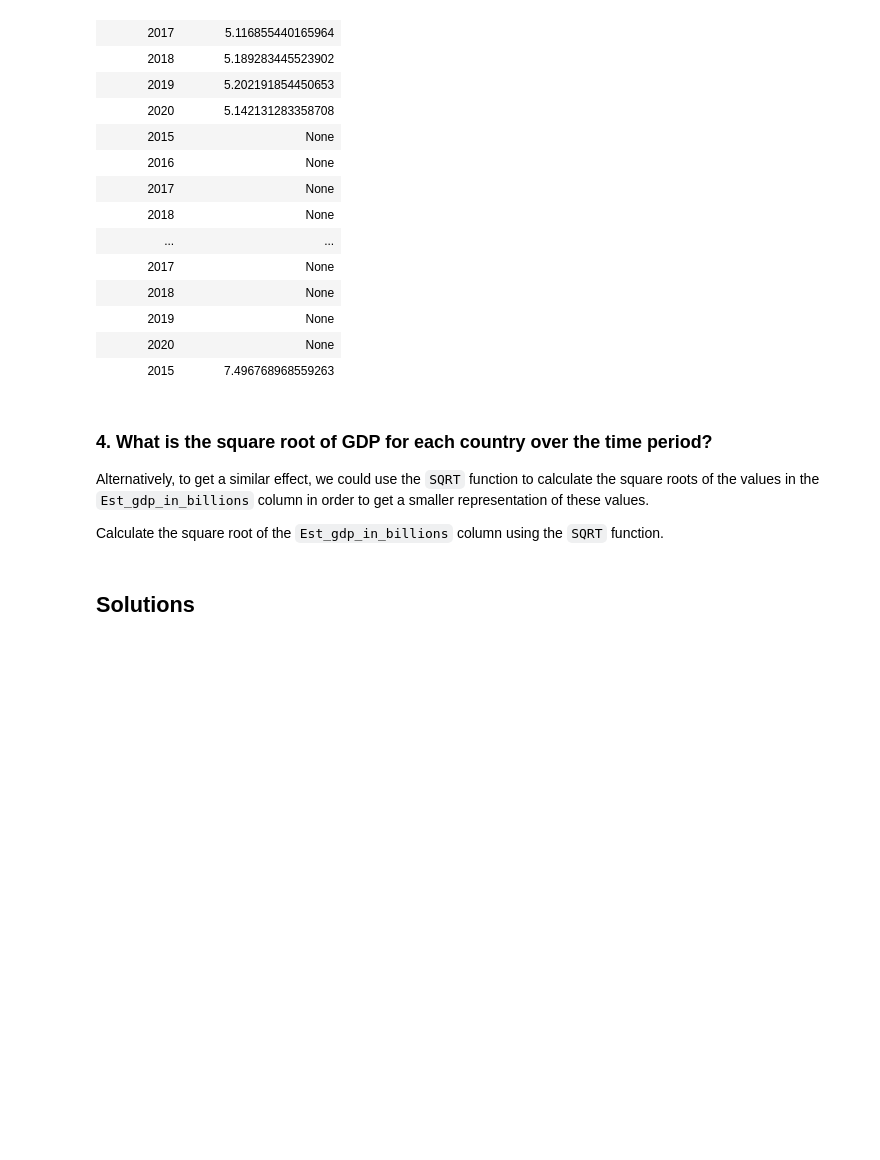
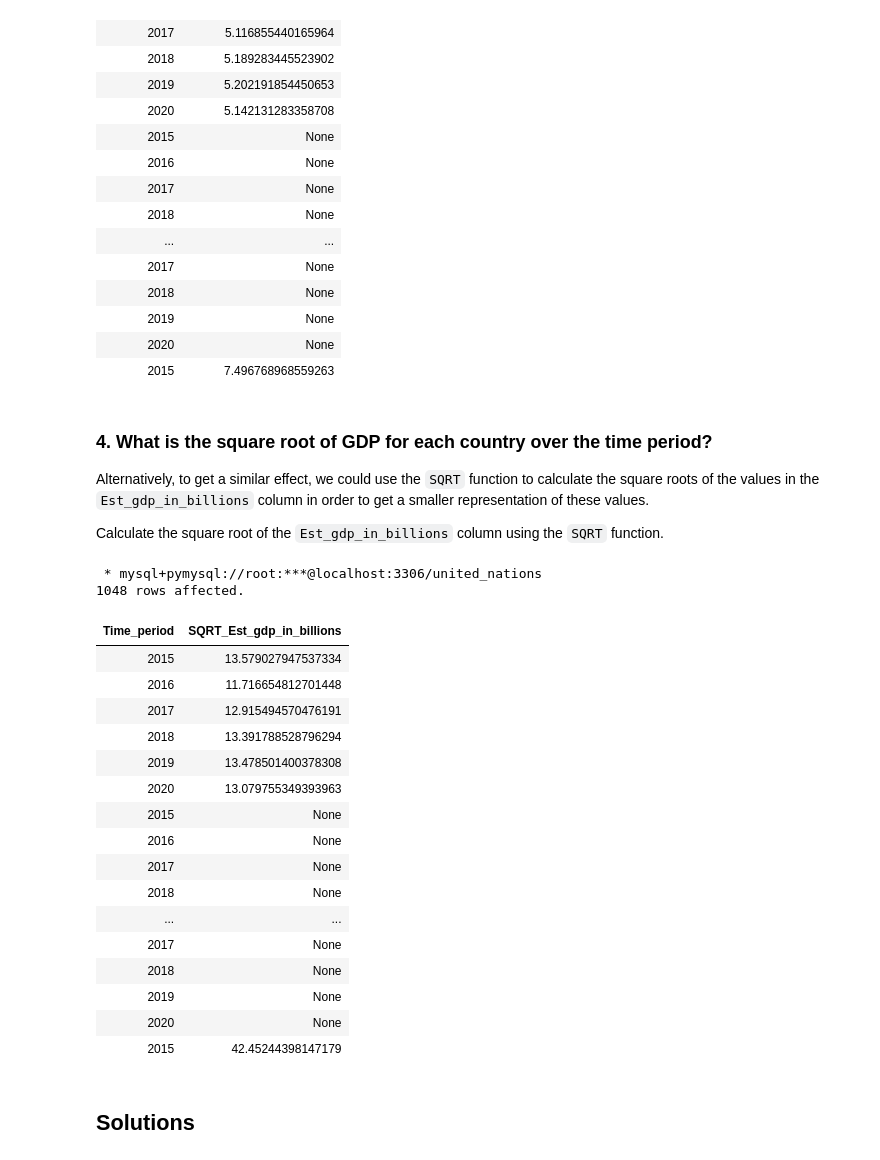
Before and after one commit to RealElvince/Access-to-basic-water-services, a Jupyter notebook: notebooks/Transform columns using numeric functions[Notebook].ipynb, the cells around one changed output. Cells and saved outputs as stored; diff of their text form; code cells hidden in the pictures; blank space fills up the shorter version.

Commit message:
SQRT of gdp over time period

```diff
--- a/notebooks/Transform columns using numeric functions[Notebook].ipynb
+++ b/notebooks/Transform columns using numeric functions[Notebook].ipynb
@@ -178,7 +178,32 @@ Alternatively, to get a similar effect, we could use the `SQRT` function to calc
 
 Calculate the square root of the `Est_gdp_in_billions` column using the `SQRT` function.
 # %%
-# Add your code here
+%%sql
+SELECT
+    Time_period,
+    SQRT(Est_gdp_in_billions) AS SQRT_Est_gdp_in_billions
+FROM
+    united_nations.access_to_basic_services;
+# %% [output]
+ * mysql+pymysql://root:***@localhost:3306/united_nations
+1048 rows affected.
+| Time_period | SQRT_Est_gdp_in_billions |
+| 2015 | 13.579027947537334 |
+| 2016 | 11.716654812701448 |
+| 2017 | 12.915494570476191 |
+| 2018 | 13.391788528796294 |
+| 2019 | 13.478501400378308 |
+| 2020 | 13.079755349393963 |
+| 2015 | None |
+| 2016 | None |
+| 2017 | None |
+| 2018 | None |
+| ... | ... |
+| 2017 | None |
+| 2018 | None |
+| 2019 | None |
+| 2020 | None |
+| 2015 | 42.45244398147179 |
 # %% [markdown]
 ## Solutions
 # %% [markdown]
```
